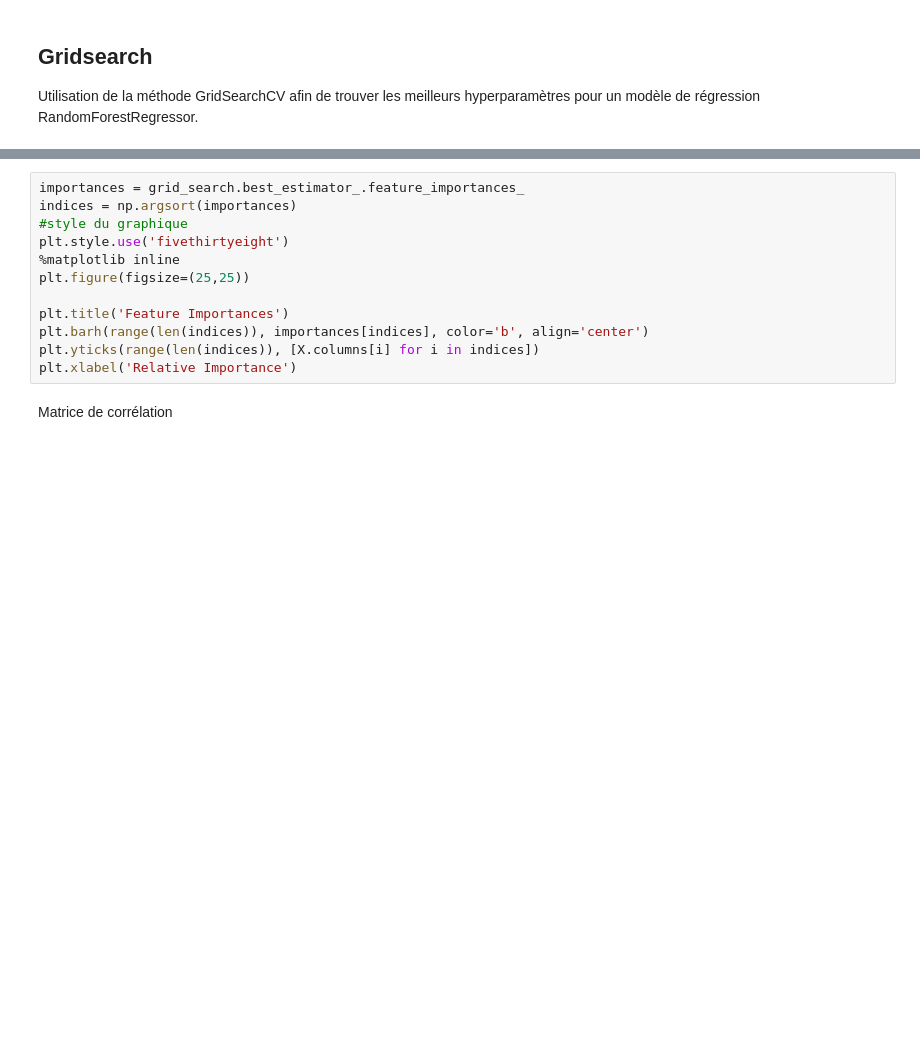
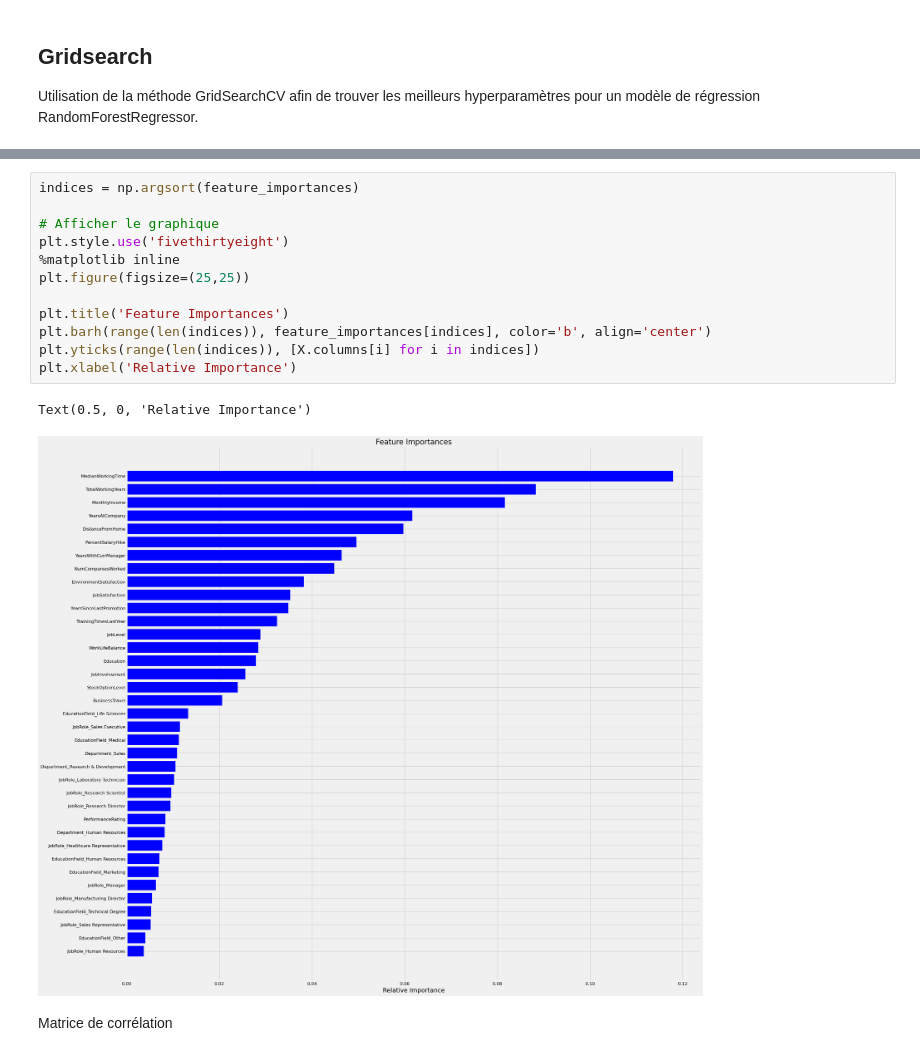
Before and after one commit to AnatholyB1/AI_A4, a Jupyter notebook: notebook/model_training_evaluation.ipynb, the cells around one changed output, grey strips where cells are left out. Saved outputs shown, nothing was run; the diff lists cells and outputs as text; blank space fills up the shorter version.

```diff
--- a/notebook/model_training_evaluation.ipynb
+++ b/notebook/model_training_evaluation.ipynb
@@ -352,14 +443,17 @@ sorted(zip(feature_importances, X.columns), reverse=True)
 # %%
-importances = grid_search.best_estimator_.feature_importances_
-indices = np.argsort(importances)
-#style du graphique
+indices = np.argsort(feature_importances)
+
+# Afficher le graphique
 plt.style.use('fivethirtyeight')
 %matplotlib inline
 plt.figure(figsize=(25,25))
 
 plt.title('Feature Importances')
-plt.barh(range(len(indices)), importances[indices], color='b', align='center')
+plt.barh(range(len(indices)), feature_importances[indices], color='b', align='center')
 plt.yticks(range(len(indices)), [X.columns[i] for i in indices])
 plt.xlabel('Relative Importance')
+# %% [output]
+Text(0.5, 0, 'Relative Importance')
+[figure, added]
 # %% [markdown]
 Matrice de corrélation
```
Also changed, not shown: parts of 21 cells of this notebook.
